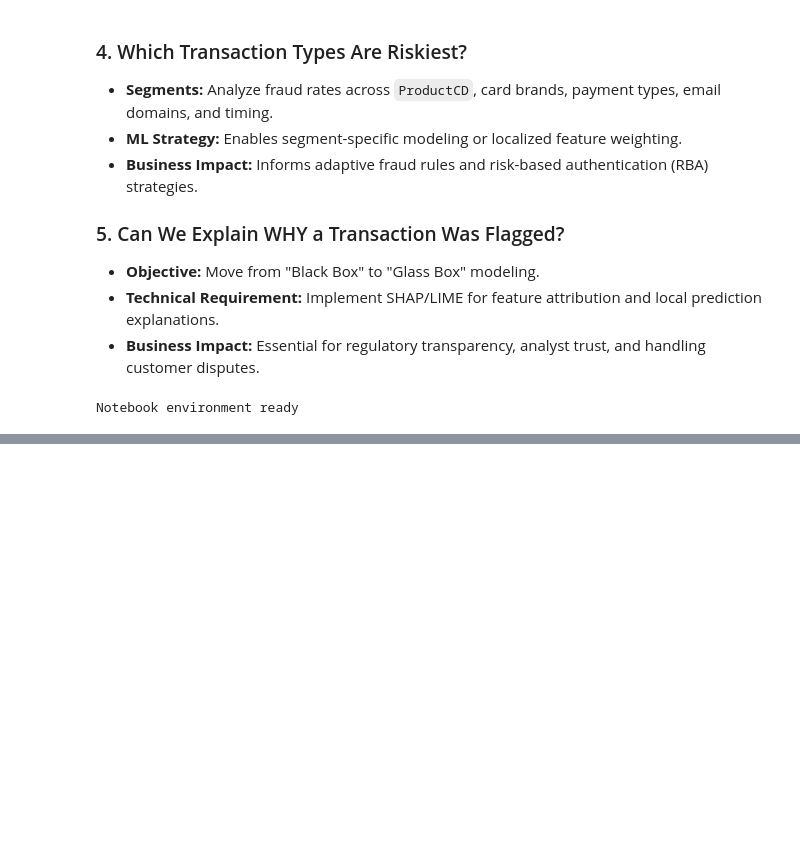
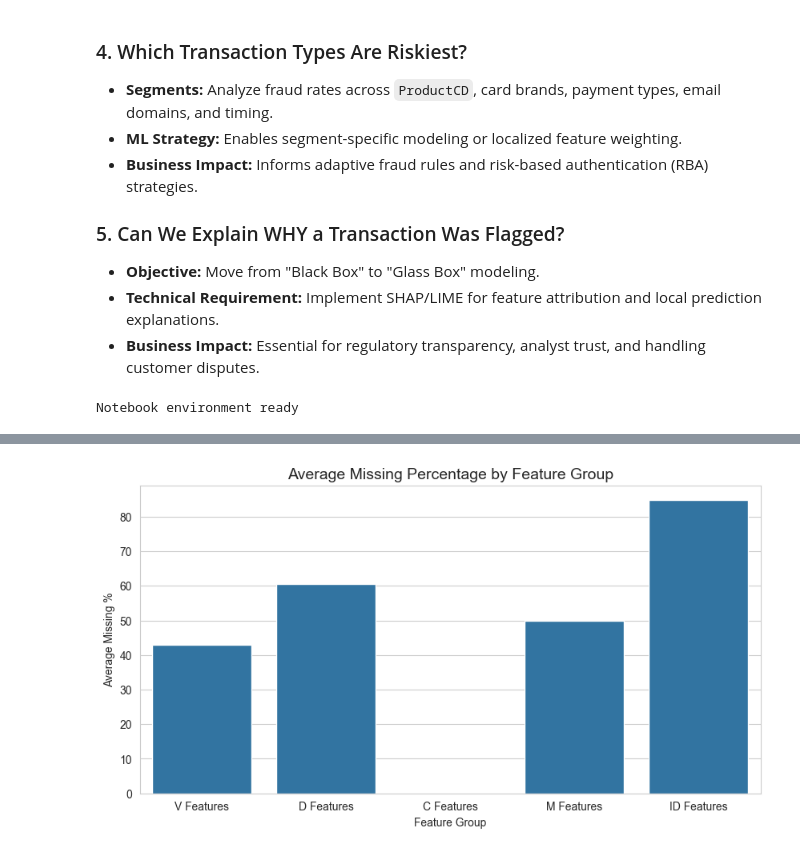
Before and after one commit to PM-1102/fraud-detection, a Jupyter notebook: notebooks/01_eda.ipynb, the cells around one changed output, grey strips where cells are left out. Saved outputs shown, nothing was run; the diff lists cells and outputs as text; code cells hidden in the pictures; blank space fills up the shorter version.

```diff
--- a/notebooks/01_eda.ipynb
+++ b/notebooks/01_eda.ipynb
@@ -64,0 +423,22 @@ Notebook environment ready
+# %%
+# FEATURE GROUP MISSINGNESS
+
+feature_groups = {
+    'V Features': [col for col in df.columns if col.startswith('V')],
+    'D Features': [col for col in df.columns if col.startswith('D')],
+    'C Features': [col for col in df.columns if col.startswith('C')],
+    'M Features': [col for col in df.columns if col.startswith('M')],
+    'ID Features': [col for col in df.columns if col.startswith('id_')]
+}
+
+group_missing = {}
+
+for group, cols in feature_groups.items():
+    group_missing[group] = df[cols].isnull().mean().mean() * 100
+
+group_missing_df = pd.DataFrame({
+    'Feature Group': group_missing.keys(),
+    'Average Missing %': group_missing.values()
+})
+
+group_missing_df
@@ -64,0 +452,22 @@ Notebook environment ready
+# %%
+# GROUP-LEVEL MISSINGNESS VISUALIZATION
+
+plt.figure(figsize=(10, 5))
+
+sns.barplot(
+    x='Feature Group',
+    y='Average Missing %',
+    data=group_missing_df
+)
+
+plt.title(
+    'Average Missing Percentage by Feature Group',
+    fontsize=14
+)
+
+plt.ylabel('Average Missing %')
+plt.xlabel('Feature Group')
+
+plt.show()
+# %% [output]
+[figure, added]
```
Also changed, not shown: parts of 121 cells of this notebook.
